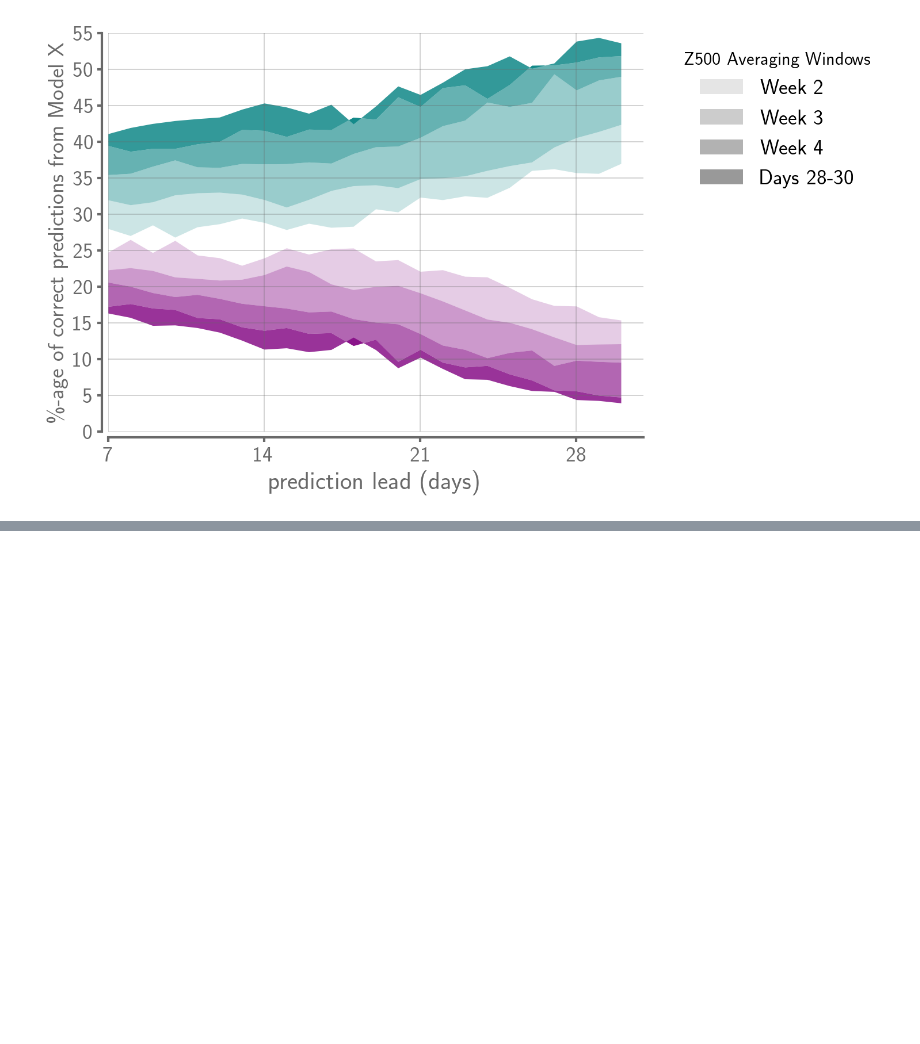
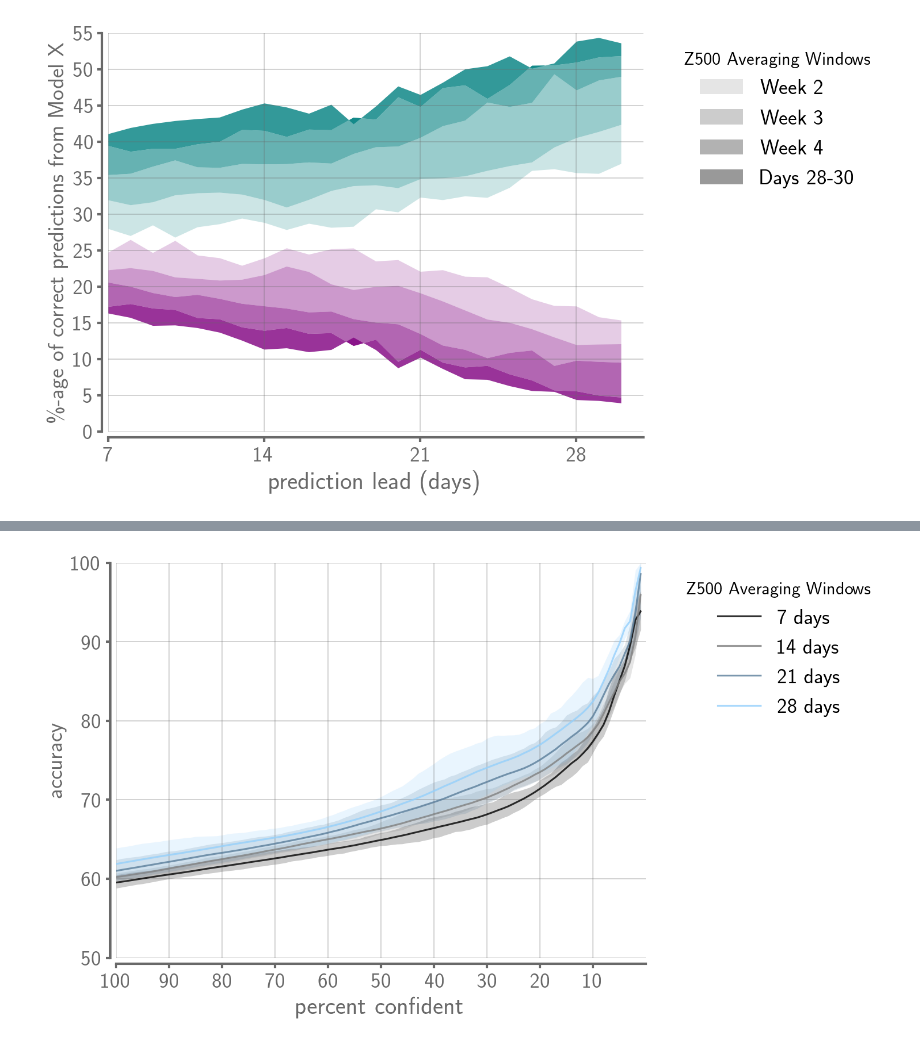
Before and after one commit to kjmayer/ENSOvsMJO, a Jupyter notebook: interpret/interpret-plot.ipynb, the cells around one changed output, grey strips where cells are left out. Cells and saved outputs as stored; diff of their text form; code cells hidden in the pictures; blank space fills up the shorter version.

Commit message:
confidence vs accuracy plot

```diff
--- a/interpret/interpret-plot.ipynb
+++ b/interpret/interpret-plot.ipynb
@@ -211,0 +242,49 @@ plt.show()
+# %%
+valColor = (141/255,171/255,127/255,1.)
+FS = 18
+plt.figure(figsize=(8, 6))
+
+ax = plt.subplot(1,1,1)
+adjust_spines(ax, ['left', 'bottom'])
+ax.spines['top'].set_color('none')
+ax.spines['right'].set_color('none')
+ax.spines['left'].set_color('dimgrey')
+ax.spines['bottom'].set_color('dimgrey')
+ax.spines['left'].set_linewidth(2)
+ax.spines['bottom'].set_linewidth(2)
+ax.tick_params('both',length=4,width=2,which='major',color='dimgrey')
+ax.yaxis.grid(zorder=1,color='dimgrey',alpha=0.35)
+ax.xaxis.grid(zorder=1,color='dimgrey',alpha=0.35)
+
+
+plt.plot(np.mean(confvsacc_all[:,0],axis=0),'k',alpha=0.8,label='7 days')
+plt.fill_between(x = np.arange(0,100),
+                 y1 = np.min(confvsacc_all[:,0],axis=0),
+                 y2 = np.max(confvsacc_all[:,0],axis=0),color='k',alpha=0.2,linewidth=0)
+
+plt.plot(np.mean(confvsacc_all[:,7],axis=0),'grey',alpha=0.8,label='14 days')
+plt.fill_between(x = np.arange(0,100),
+                 y1 = np.min(confvsacc_all[:,7],axis=0),
+                 y2 = np.max(confvsacc_all[:,7],axis=0),color='grey',alpha=0.2,linewidth=0)
+
+plt.plot(np.mean(confvsacc_all[:,14],axis=0),'xkcd:steel blue',alpha=0.8,label='21 days')
+plt.fill_between(x = np.arange(0,100),
+                 y1 = np.min(confvsacc_all[:,14],axis=0),
+                 y2 = np.max(confvsacc_all[:,14],axis=0),color='xkcd:steel blue',alpha=0.2,linewidth=0)
+
+plt.plot(np.mean(confvsacc_all[:,21],axis=0),'xkcd:light blue',alpha=0.8,label='28 days')
+plt.fill_between(x = np.arange(0,100),
+                 y1 = np.min(confvsacc_all[:,21],axis=0),
+                 y2 = np.max(confvsacc_all[:,21],axis=0),color='xkcd:light blue',alpha=0.2,linewidth=0)
+
+plt.ylim(50,100)
+plt.yticks(np.arange(50,110,10),np.arange(50,110,10),fontsize=FS,color='dimgrey')
+plt.ylabel('accuracy',fontsize=FS+1,color='dimgrey')
+plt.xlim(0,100)
+plt.xticks(np.arange(0,100,10),np.arange(10,110,10)[::-1],fontsize=FS,color='dimgrey')
+plt.xlabel('percent confident',fontsize=FS+3,color='dimgrey')
+plt.legend(frameon=False, fontsize=FS,ncol=1,bbox_to_anchor=(1.04, 1), loc="upper left", title='Z500 Averaging Windows')
+
+plt.show()
+# %% [output]
+[figure, added]
```
Also changed, not shown: parts of 5 cells of this notebook.
